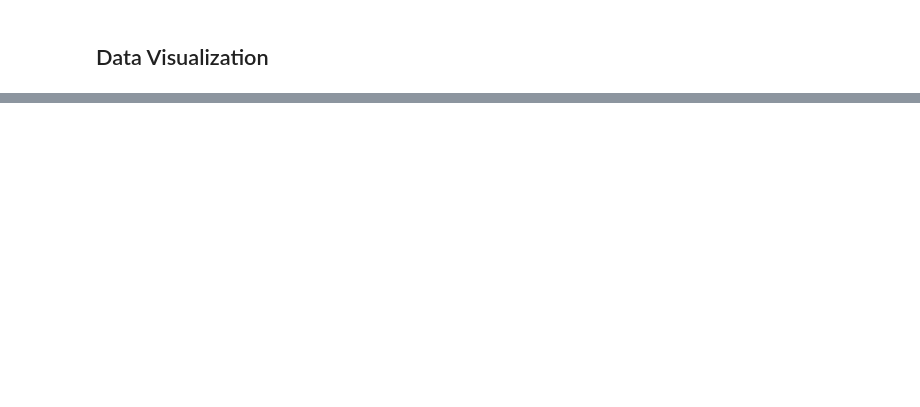
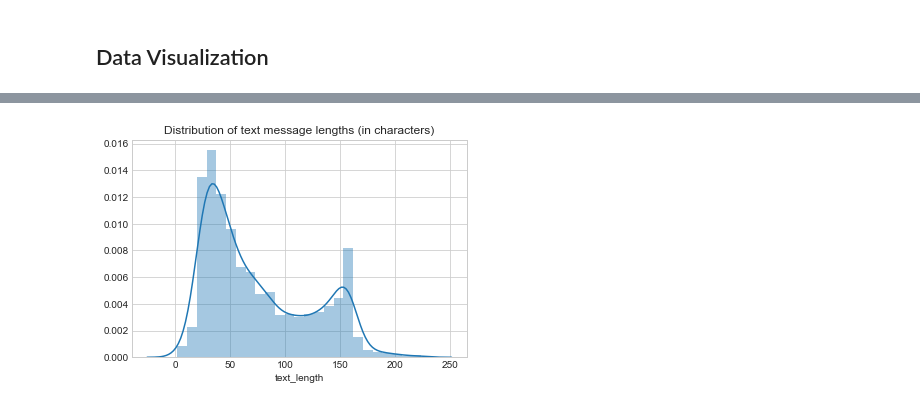
Before and after one commit to Thakugan/machine-learning-notebooks, a Jupyter notebook: 2-exploring-text-data/spam.ipynb, the cells around one changed output, grey strips where cells are left out. Saved outputs shown, nothing was run; the diff lists cells and outputs as text; code cells hidden in the pictures; blank space fills up the shorter version.

```diff
--- a/2-exploring-text-data/spam.ipynb
+++ b/2-exploring-text-data/spam.ipynb
@@ -173,0 +178,8 @@ sns.distplot(data_trimmed.text_length)
+# %%
+data_trimmed = data[data.text_length <= 225]
+data_trimmed.reset_index(drop=True, inplace=True)  # we do this to make the indexes go from (0, len(data_trimmed),
+                                     # rather than (0,len(data))
+sns.distplot(data_trimmed.text_length)
+plt.title("Distribution of text message lengths (in characters)");
+# %% [output]
+[figure, added]
```
Also changed, not shown: parts of 44 cells of this notebook.
